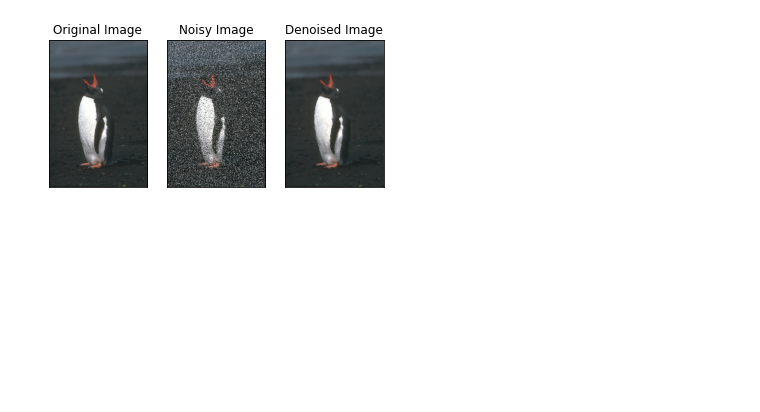
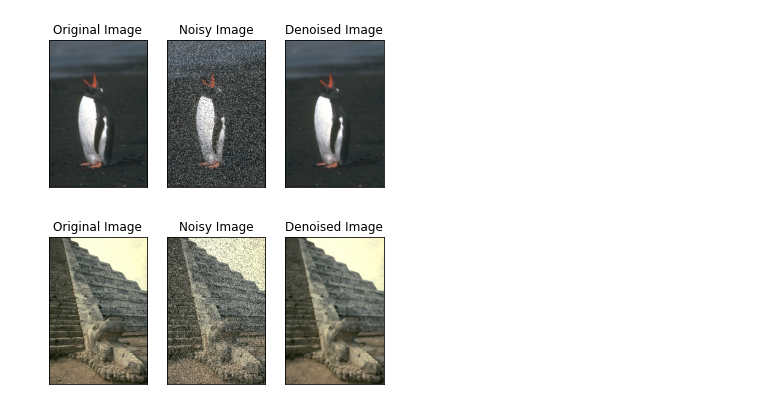
Before and after one commit to bavya-sri/Rasmalai, a Jupyter notebook: MedianBlur.ipynb, the cells around one changed output. Cells and saved outputs as stored; diff of their text form; code cells hidden in the pictures; blank space fills up the shorter version.

```diff
--- a/MedianBlur.ipynb
+++ b/MedianBlur.ipynb
@@ -39,3 +39,37 @@ for i in range(3):
 plt.show()
 # %% [output]
 [figure]
+# %%
+imagePath = '/content/drive/MyDrive/DataScience/train/33044.jpg'
+picture = cv2.imread(imagePath)
+picture = cv2.cvtColor(picture, cv2.COLOR_BGR2RGB)
+# %%
+addingNoise = np.zeros(picture.shape, np.uint8)
+# %%
+val = 0.2
+
+for i in range(picture.shape[0]):
+    for j in range(picture.shape[1]):
+        r = random.random()
+        if r < val / 2:
+            addingNoise[i][j] = [0, 0, 0] #black noise
+        elif r < val:
+            addingNoise[i][j] = [255, 255, 255] #white noise
+        else:
+            addingNoise[i][j] = picture[i][j] #original image pixel
+# %%
+removeNoise = cv2.medianBlur(addingNoise, 5)
+# %%
+output = [picture, addingNoise, removeNoise]
+
+titles = ['Original Image', 'Noisy Image', 'Denoised Image']
+
+for i in range(3):
+    plt.subplot(1, 3, i + 1)
+    plt.imshow(output[i])
+    plt.title(titles[i])
+    plt.xticks([])
+    plt.yticks([])
+plt.show()
+# %% [output]
+[figure, added]
```
